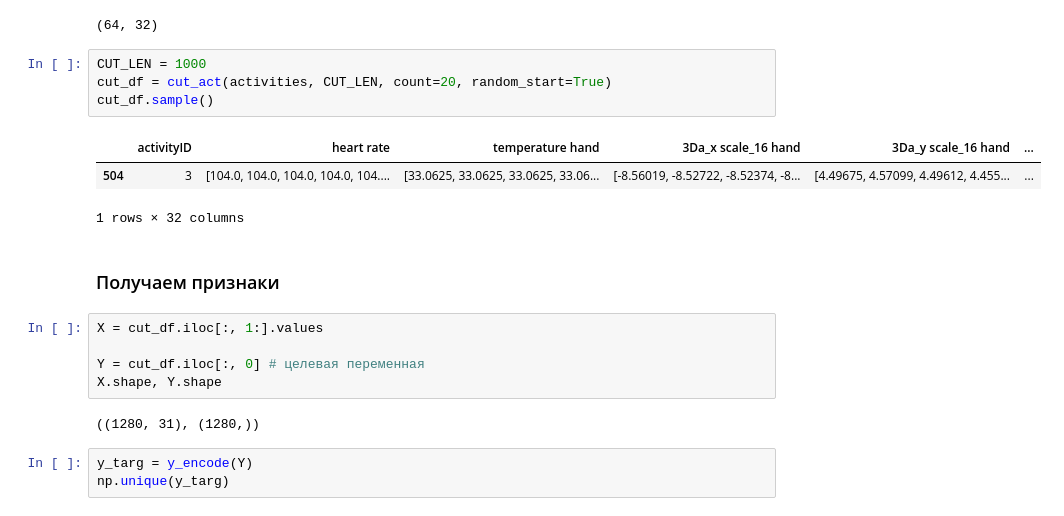
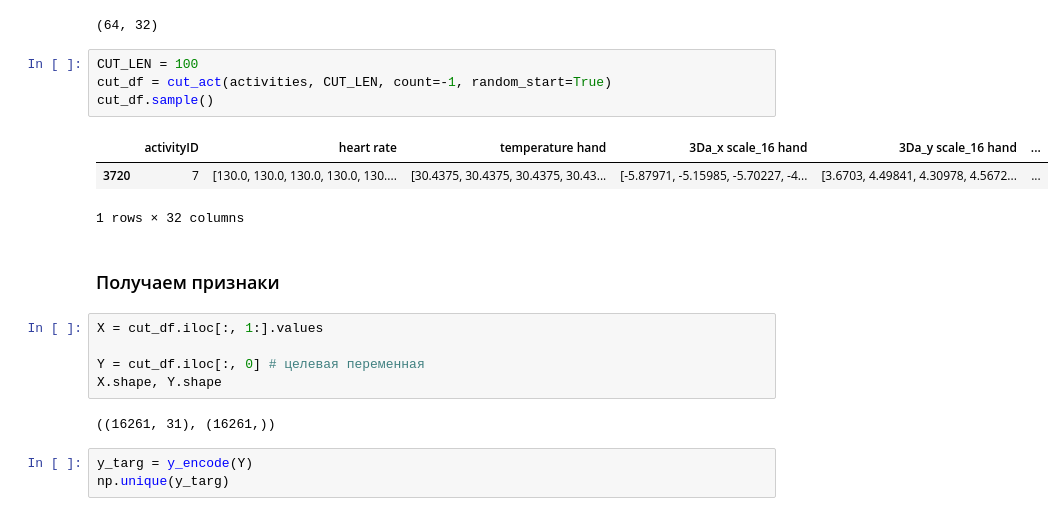
Before and after one commit to FL2107/signals_learning, a Jupyter notebook: RNN Classification.ipynb, the cells around one changed output. Cells and saved outputs as stored; diff of their text form.

```diff
--- a/RNN Classification.ipynb
+++ b/RNN Classification.ipynb
@@ -50,12 +50,12 @@ activities.shape
 # %% [output]
 (64, 32)
 # %%
-CUT_LEN = 1000
-cut_df = cut_act(activities, CUT_LEN, count=20, random_start=True)
+CUT_LEN = 100
+cut_df = cut_act(activities, CUT_LEN, count=-1, random_start=True)
 cut_df.sample()
 # %% [output]
 |  | activityID | heart rate | temperature hand | 3Da_x scale_16 hand | 3Da_y scale_16 hand | ... |
-| 504 | 3 | [104.0, 104.0, 104.0, 104.0, 104.... | [33.0625, 33.0625, 33.0625, 33.06... | [-8.56019, -8.52722, -8.52374, -8... | [4.49675, 4.57099, 4.49612, 4.455... | ... |
+| 3720 | 7 | [130.0, 130.0, 130.0, 130.0, 130.... | [30.4375, 30.4375, 30.4375, 30.43... | [-5.87971, -5.15985, -5.70227, -4... | [3.6703, 4.49841, 4.30978, 4.5672... | ... |
 1 rows × 32 columns
 # %% [markdown]
 ### Получаем признаки
@@ -65,7 +65,7 @@ X = cut_df.iloc[:, 1:].values
 Y = cut_df.iloc[:, 0] # целевая переменная
 X.shape, Y.shape
 # %% [output]
-((1280, 31), (1280,))
+((16261, 31), (16261,))
 # %%
 y_targ = y_encode(Y)
 np.unique(y_targ)
```
Also changed, not shown: parts of 16 cells of this notebook, 1 other file.
